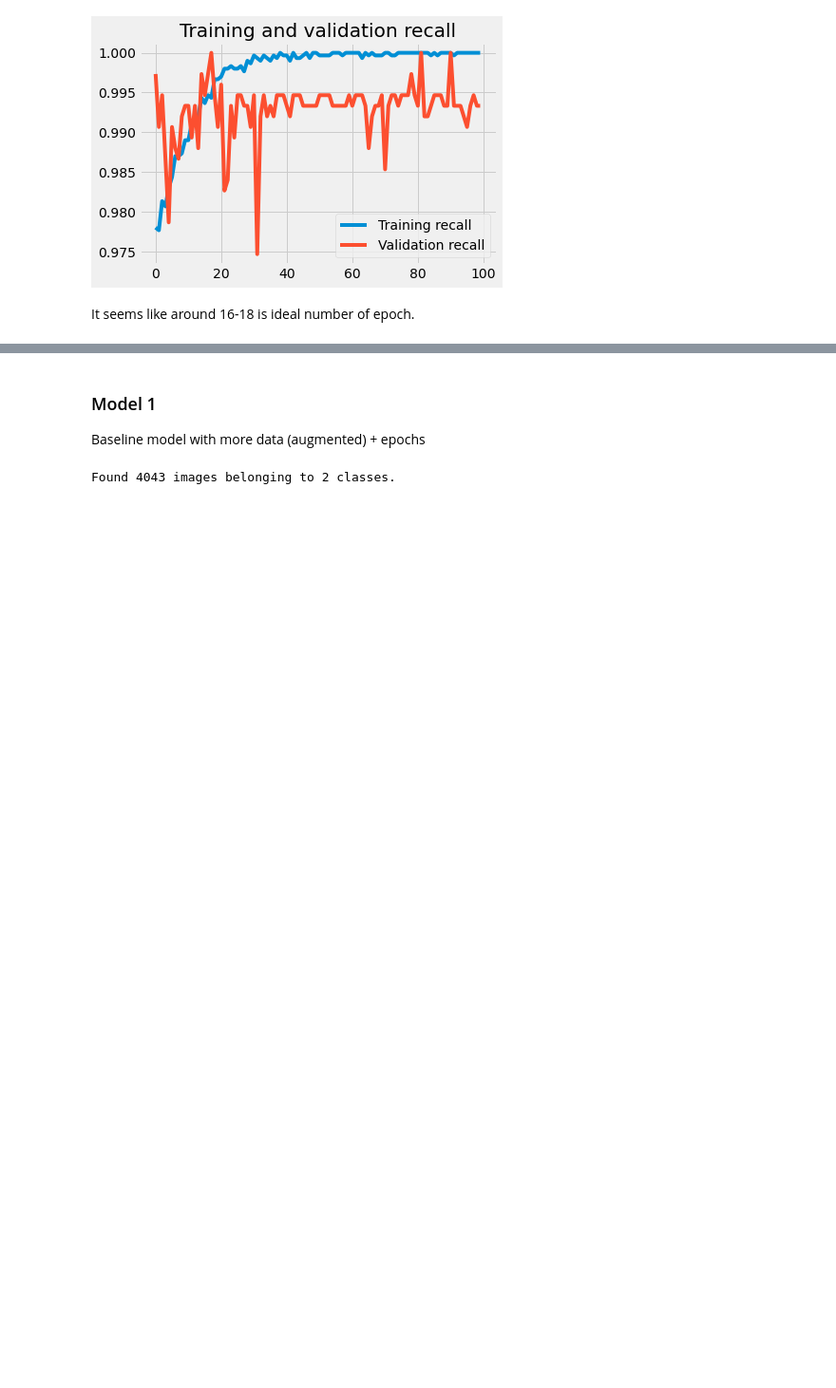
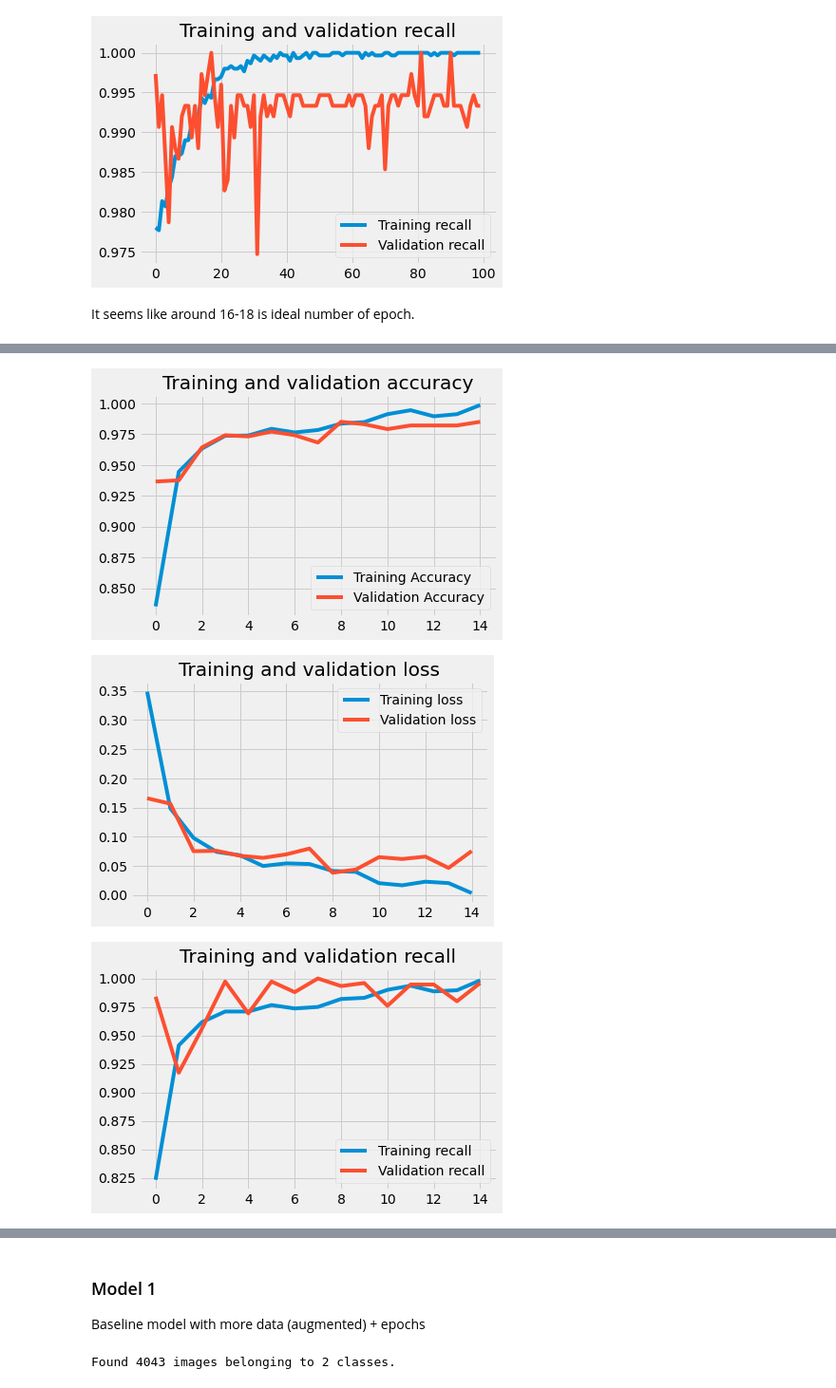
Before and after one commit to stereopickle/pneumonia_img_classification, a Jupyter notebook: 020.CNN.ipynb, the cells around one changed output, grey strips where cells are left out. Shown: that part at 95% size. Cells and saved outputs as stored; diff of their text form; code cells hidden in the pictures; blank space fills up the shorter version.

```diff
--- a/020.CNN.ipynb
+++ b/020.CNN.ipynb
@@ -161,0 +217,39 @@ It seems like the testing loss is much higher compared to the training loss. Thi
+# %%
+# find the weight
+from sklearn.utils.class_weight import compute_class_weight
+weights = compute_class_weight('balanced', [0, 1], train_g.classes)
+weights = dict(zip([0, 1], weights))
+# %%
+# model fit
+model = models.Sequential()
+model.add(layers.Conv2D(32, 3, activation = 'relu', input_shape=(150, 150, 1)))
+model.add(layers.MaxPooling2D((2, 2)))
+model.add(layers.Conv2D(64, 3, activation = 'relu'))
+model.add(layers.MaxPooling2D((2, 2)))
+model.add(layers.Conv2D(128, 3, activation = 'relu'))
+model.add(layers.MaxPooling2D((2, 2)))
+model.add(layers.Conv2D(128, 3, activation = 'relu'))
+model.add(layers.MaxPooling2D((2, 2)))
+model.add(layers.Flatten())
+model.add(layers.Dense(512, activation = 'relu'))
+model.add(layers.Dense(1, activation='sigmoid'))
+
+# compiling models
+model.compile(loss='binary_crossentropy',
+              optimizer=optimizers.Adam(),
+              metrics=['accuracy', 'Recall'])
+
+# training
+start = timer()
+
+history = model.fit(train_g,
+                    epochs=15,
+                    class_weight=weights,
+                    validation_data=val_g,
+                    workers = 8
+                   )
+
+end = timer()
+elapsed = end - start
+print('Total Time Elapsed: ', int(elapsed//60), ' minutes ', (round(elapsed%60)), ' seconds')
+# %% [output]
@@ -161,0 +273,3 @@ It seems like the testing loss is much higher compared to the training loss. Thi
+[figure, added]
+[figure, added]
+[figure, added]
```
Also changed, not shown: parts of 33 cells of this notebook.
